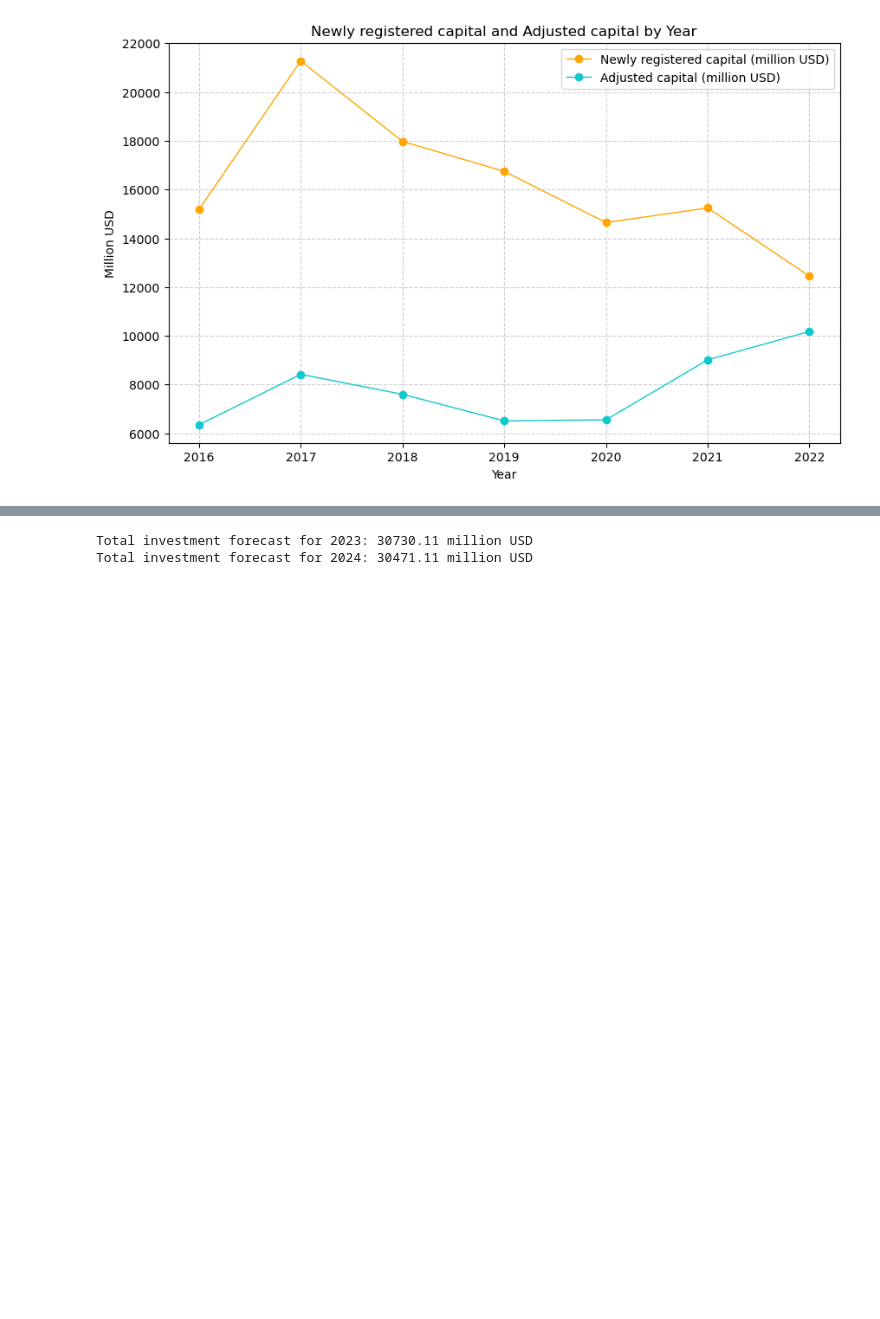
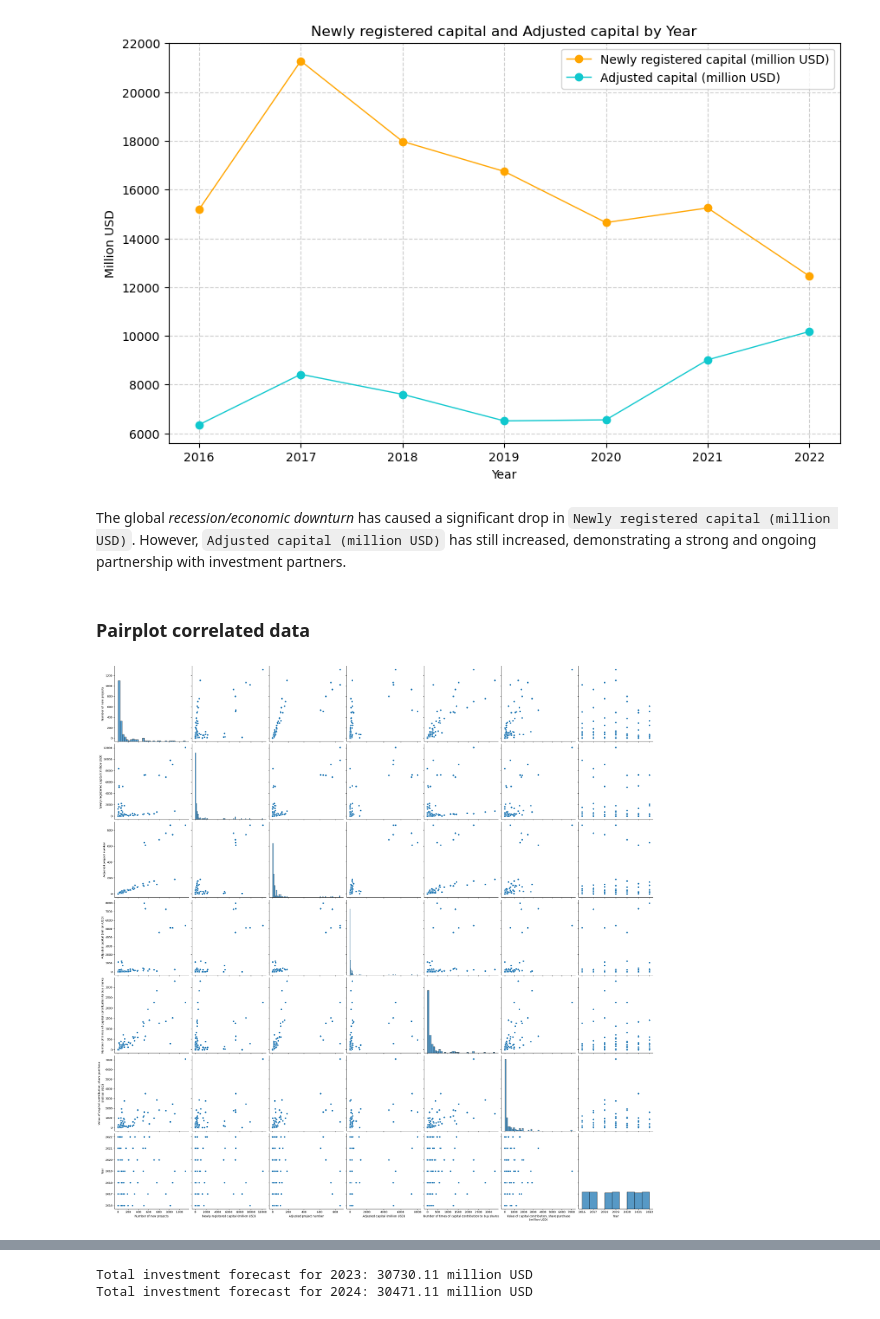
Before and after one commit to trnghiaJT/FDI-Analytics, a Jupyter notebook: src/fdi_industry.ipynb, the cells around one changed output, grey strips where cells are left out. Cells and saved outputs as stored; diff of their text form; code cells hidden in the pictures; blank space fills up the shorter version.

```diff
--- a/src/fdi_industry.ipynb
+++ b/src/fdi_industry.ipynb
@@ -365,4 +495,13 @@ plt.grid(True, linestyle='--', alpha=0.6)
 plt.show()
 # %% [output]
 [figure]
+# %% [markdown]
+The global *recession/economic downturn* has caused a significant drop in `Newly registered capital (million USD)`. However, `Adjusted capital (million USD)` has still increased, demonstrating a strong and ongoing partnership with investment partners.
+# %% [markdown]
+### Pairplot correlated data
+# %%
+sns.pairplot(data=n_df.drop(['Industry','Total investment'],axis=1), height=4)
+plt.show()
+# %% [output]
+[figure, added]
 # %% [markdown]
```
Also changed, not shown: parts of 39 cells of this notebook, 5 other files.
